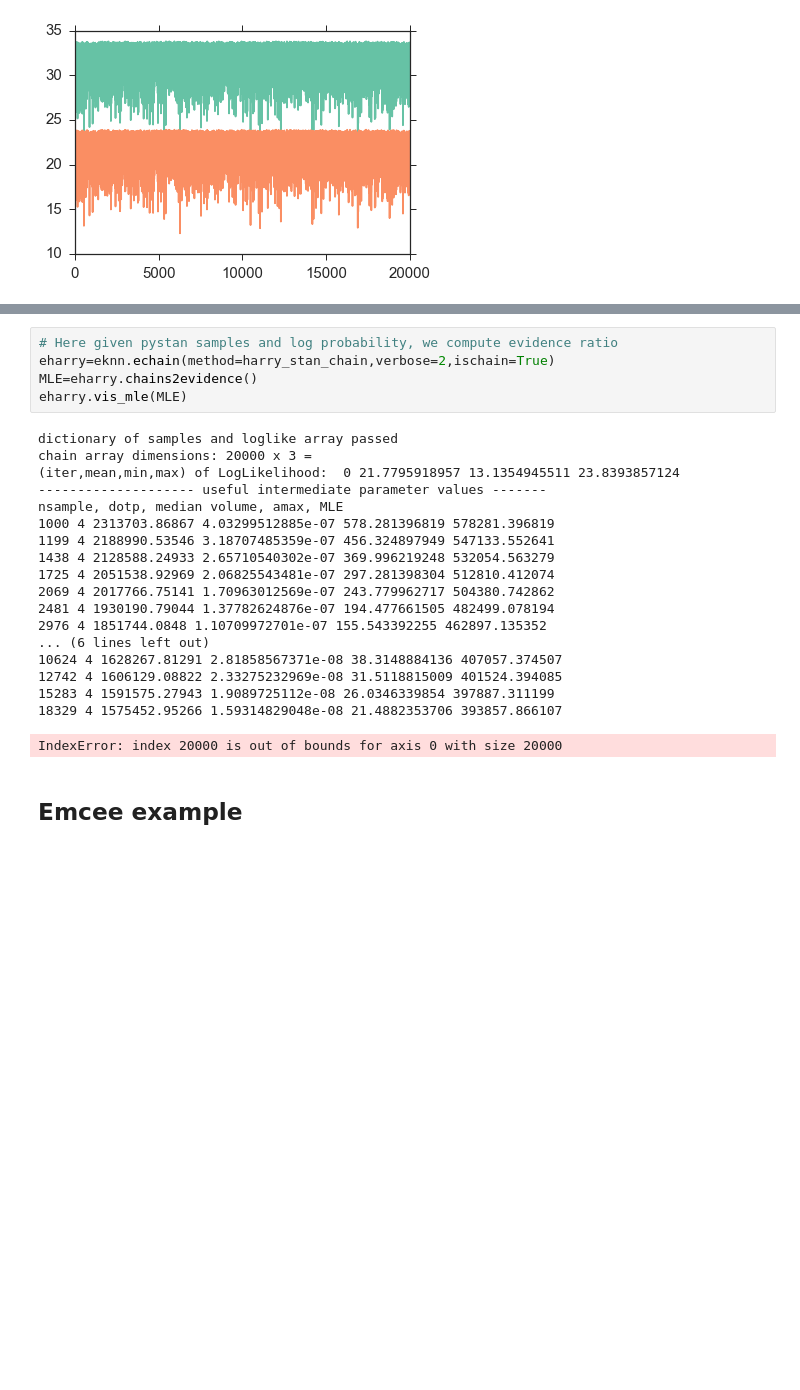
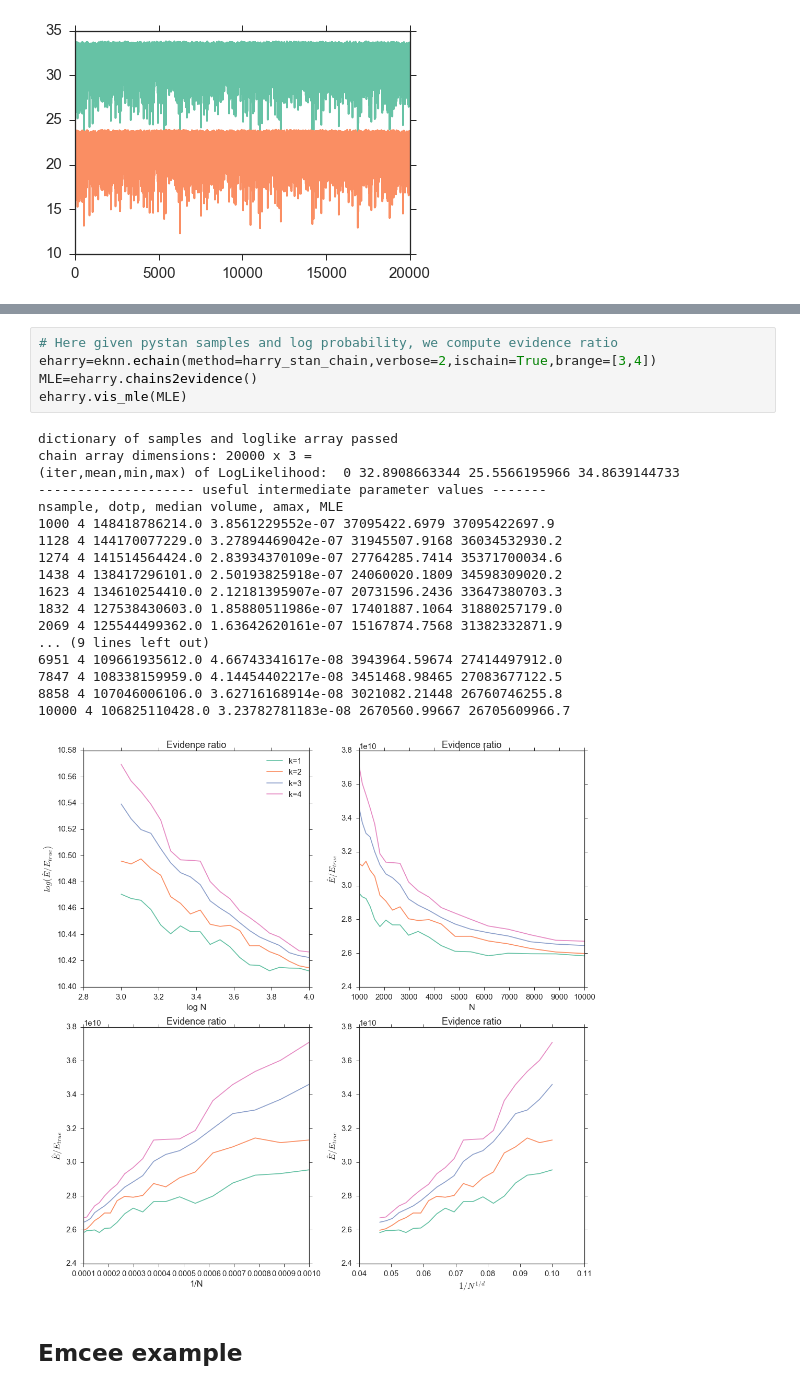
Before and after one commit to yabebalFantaye/BayesSchool2016, a Jupyter notebook: mcmc_samplers.ipynb, the cells around one changed output, grey strips where cells are left out. Cells and saved outputs as stored; diff of their text form; blank space fills up the shorter version.

```diff
--- a/mcmc_samplers.ipynb
+++ b/mcmc_samplers.ipynb
@@ -306,27 +331,27 @@ gdstans.corner(figsize=(10,10))
 # %%
 # Here given pystan samples and log probability, we compute evidence ratio
-eharry=eknn.echain(method=harry_stan_chain,verbose=2,ischain=True)
+eharry=eknn.echain(method=harry_stan_chain,verbose=2,ischain=True,brange=[3,4])
 MLE=eharry.chains2evidence()
 eharry.vis_mle(MLE)
 # %% [output]
 dictionary of samples and loglike array passed
 chain array dimensions: 20000 x 3 =
-(iter,mean,min,max) of LogLikelihood:  0 21.7795918957 13.1354945511 23.8393857124
+(iter,mean,min,max) of LogLikelihood:  0 32.8908663344 25.5566195966 34.8639144733
 -------------------- useful intermediate parameter values -------
 nsample, dotp, median volume, amax, MLE
-1000 4 2313703.86867 4.03299512885e-07 578.281396819 578281.396819
-1199 4 2188990.53546 3.18707485359e-07 456.324897949 547133.552641
-1438 4 2128588.24933 2.65710540302e-07 369.996219248 532054.563279
-1725 4 2051538.92969 2.06825543481e-07 297.281398304 512810.412074
-2069 4 2017766.75141 1.70963012569e-07 243.779962717 504380.742862
-2481 4 1930190.79044 1.37782624876e-07 194.477661505 482499.078194
-2976 4 1851744.0848 1.10709972701e-07 155.543392255 462897.135352
-... (6 lines left out)
-10624 4 1628267.81291 2.81858567371e-08 38.3148884136 407057.374507
-12742 4 1606129.08822 2.33275232969e-08 31.5118815009 401524.394085
-15283 4 1591575.27943 1.9089725112e-08 26.0346339854 397887.311199
-18329 4 1575452.95266 1.59314829048e-08 21.4882353706 393857.866107
+1000 4 148418786214.0 3.8561229552e-07 37095422.6979 37095422697.9
+1128 4 144170077229.0 3.27894469042e-07 31945507.9168 36034532930.2
+1274 4 141514564424.0 2.83934370109e-07 27764285.7414 35371700034.6
+1438 4 138417296101.0 2.50193825918e-07 24060020.1809 34598309020.2
+1623 4 134610254410.0 2.12181395907e-07 20731596.2436 33647380703.3
+1832 4 127538430603.0 1.85880511986e-07 17401887.1064 31880257179.0
+2069 4 125544499362.0 1.63642620161e-07 15167874.7568 31382332871.9
+... (9 lines left out)
+6951 4 109661935612.0 4.66743341617e-08 3943964.59674 27414497912.0
+7847 4 108338159959.0 4.14454402217e-08 3451468.98465 27083677122.5
+8858 4 107046006106.0 3.62716168914e-08 3021082.21448 26760746255.8
+10000 4 106825110428.0 3.23782781183e-08 2670560.99667 26705609966.7
-IndexError: index 20000 is out of bounds for axis 0 with size 20000
+[figure, added]
 # %% [markdown]
 ## Emcee example
 # %%
```
Also changed, not shown: parts of 19 cells of this notebook, 3 other files.
